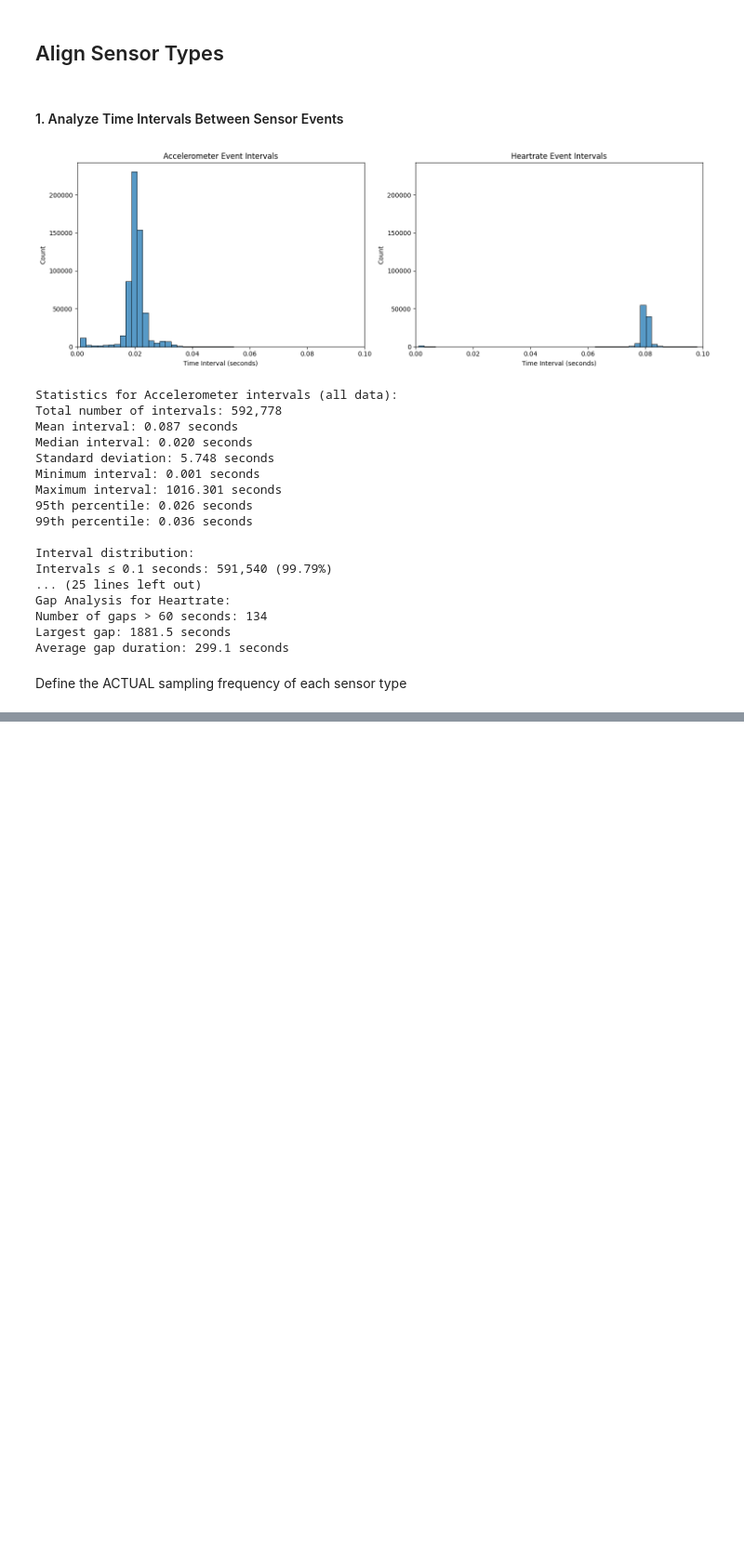
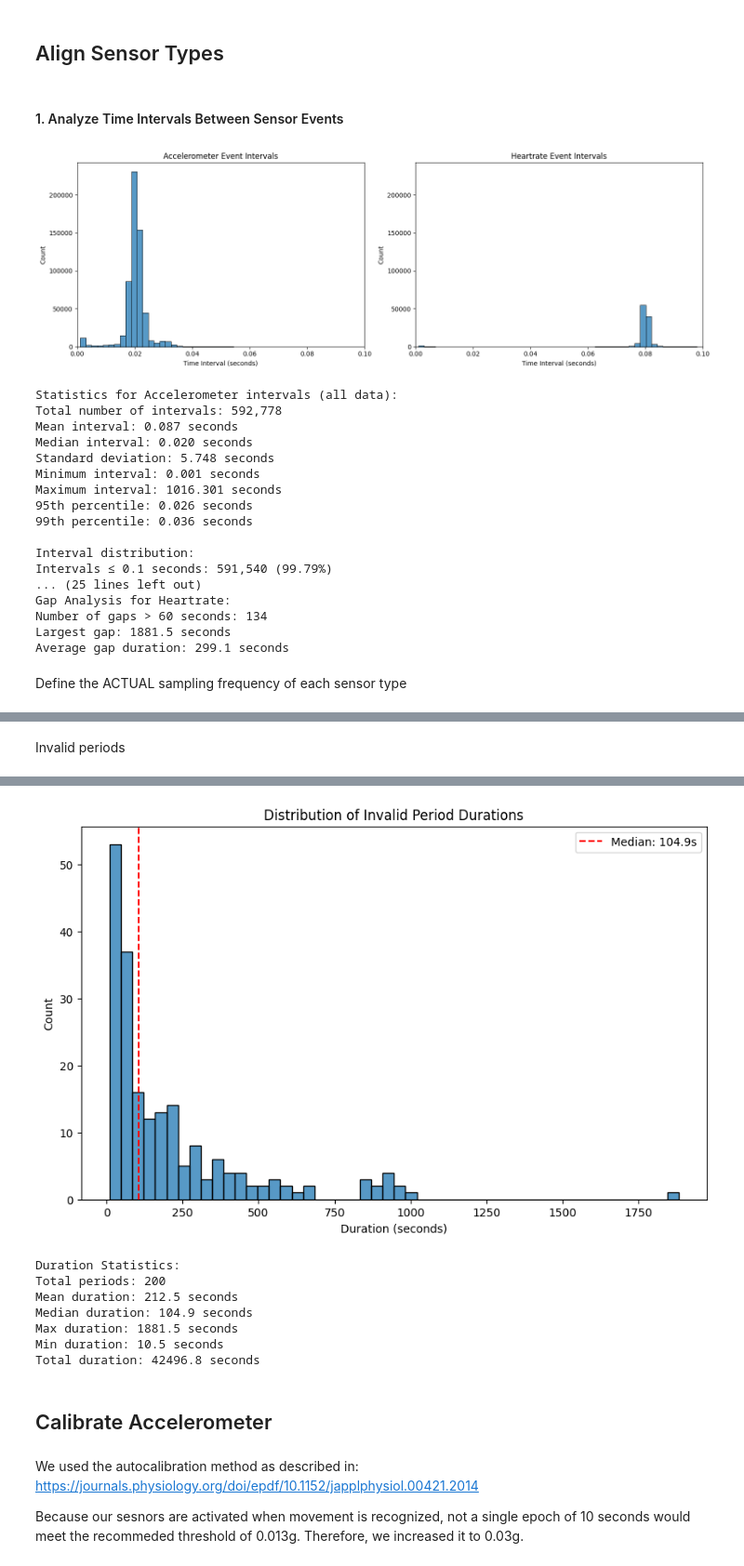
Before and after one commit to MariaInesRibeiro98/GameBus-HealthBehaviorMining, a Jupyter notebook: notebooks/05_data_query.ipynb, the cells around one changed output, grey strips where cells are left out. Shown at 93% size. Saved outputs shown, nothing was run; the diff lists cells and outputs as text; code cells hidden in the pictures; blank space fills up the shorter version.

```diff
--- a/notebooks/05_data_query.ipynb
+++ b/notebooks/05_data_query.ipynb
@@ -194,0 +275,8 @@ hr_sample_f = 1/hr_intervals.median()
+# %%
+from src.oced.event_abstraction import SensorEventAbstraction
+
+# Initialize and synchronize as before
+sensor_abstraction = SensorEventAbstraction(
+    accelerometer=accelerometer_data_df,
+    heartrate=heartrate_data_df
+)
@@ -194,0 +305,50 @@ hr_sample_f = 1/hr_intervals.median()
+# %% [markdown]
+Invalid periods
+# %%
+# Get invalid periods for all sensors
+invalid_periods_df = sensor_abstraction.get_invalid_periods_df(min_duration_seconds=1.0)
+
+# Display the first few rows
+print(invalid_periods_df.head())
+
+def plot_invalid_periods_hist(invalid_periods_df, bins=50, figsize=(10, 6)):
+    """
+    Plot a histogram of invalid period durations.
+
+    Args:
+        invalid_periods_df: DataFrame from get_invalid_periods_df()
+        bins: Number of histogram bins (default: 50)
+        figsize: Figure size tuple (default: (10, 6))
+    """
+    plt.figure(figsize=figsize)
+
+    # Create histogram using seaborn
+    sns.histplot(data=invalid_periods_df, x='duration_seconds', bins=bins)
+
+    # Customize the plot
+    plt.title('Distribution of Invalid Period Durations')
+    plt.xlabel('Duration (seconds)')
+    plt.ylabel('Count')
+
+    # Add a vertical line for the mean
+    median_duration = invalid_periods_df['duration_seconds'].median()
+    plt.axvline(median_duration, color='red', linestyle='--',
+                label=f'Median: {median_duration:.1f}s')
+
+    # Add legend
+    plt.legend()
+
+    # Show the plot
+    plt.show()
+
+    # Print some statistics
+    print(f"\nDuration Statistics:")
+    print(f"Total periods: {len(invalid_periods_df)}")
+    print(f"Mean duration: {invalid_periods_df['duration_seconds'].mean():.1f} seconds")
+    print(f"Median duration: {invalid_periods_df['duration_seconds'].median():.1f} seconds")
+    print(f"Max duration: {invalid_periods_df['duration_seconds'].max():.1f} seconds")
+    print(f"Min duration: {invalid_periods_df['duration_seconds'].min():.1f} seconds")
+    print(f"Total duration: {invalid_periods_df['duration_seconds'].sum():.1f} seconds")
+
+plot_invalid_periods_hist(invalid_periods_df)
+# %% [output]
@@ -194,0 +361,13 @@ hr_sample_f = 1/hr_intervals.median()
+[figure, added]
+Duration Statistics:
+Total periods: 200
+Mean duration: 212.5 seconds
+Median duration: 104.9 seconds
+Max duration: 1881.5 seconds
+Min duration: 10.5 seconds
+Total duration: 42496.8 seconds
+# %% [markdown]
+## Calibrate Accelerometer
+# %% [markdown]
+We used the autocalibration method as described in: https://journals.physiology.org/doi/epdf/10.1152/japplphysiol.00421.2014
+<p> Because our sesnors are activated when movement is recognized, not a single epoch of 10 seconds would meet the recommeded threshold of 0.013g. Therefore, we increased it to 0.03g.
```
Also changed, not shown: parts of 10 cells of this notebook, 2 other files.
